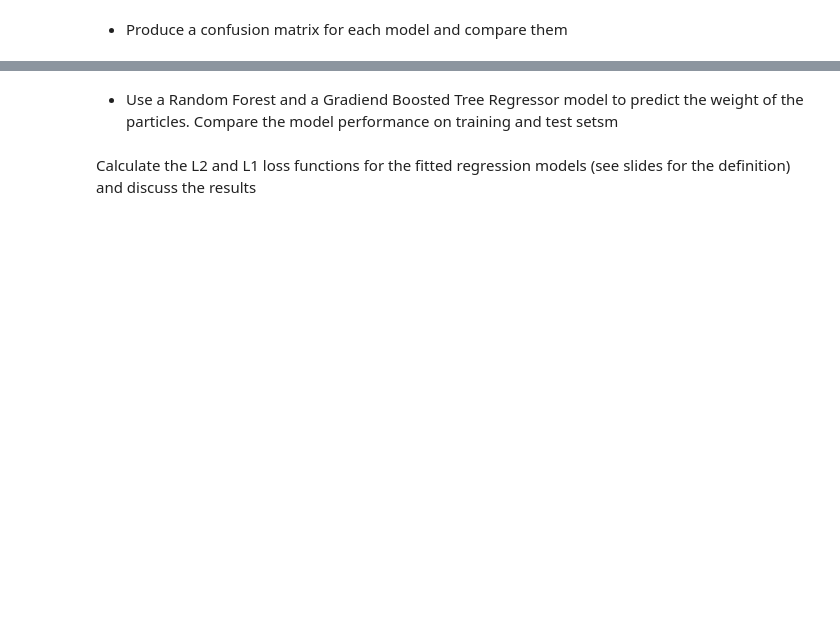
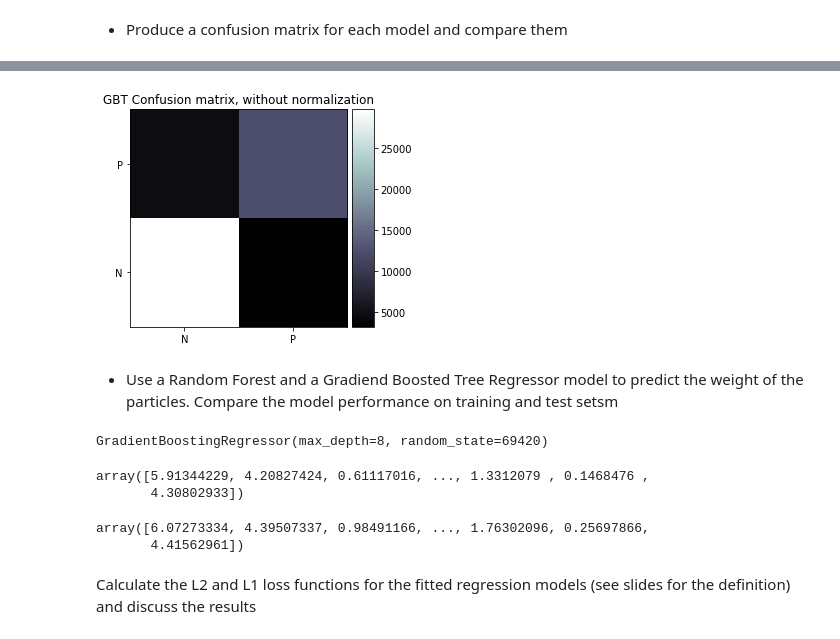
Before and after one commit to bflaggs/DSPS_BFlaggs, a Jupyter notebook: HW8/higgsbosonSearch.ipynb, the cells around one changed output, grey strips where cells are left out. Saved outputs shown, nothing was run; the diff lists cells and outputs as text; code cells hidden in the pictures; blank space fills up the shorter version.

```diff
--- a/HW8/higgsbosonSearch.ipynb
+++ b/HW8/higgsbosonSearch.ipynb
@@ -199,7 +211,7 @@ Parameters currently in use (RF):
 # %%
-gbt = GradientBoostingClassifier(random_state=69420, max_depth=3)
+gbt = GradientBoostingClassifier(random_state=69420, max_depth=8)
 print('Parameters currently in use (GBT):\n')
-print(gbt.get_params())
+pprint(gbt.get_params())
 # %% [output]
 Parameters currently in use (GBT):
 
@@ -259,3 +284,7 @@ def plot_confusion_matrix(y_true, y_pred,
+# %%
+plot_confusion_matrix(y_test,gbt.predict(X_test),title='GBT')
+# %% [output]
+[figure, added]
 # %% [markdown]
 
 - Use a Random Forest and a Gradiend Boosted Tree Regressor model to predict the weight of the particles. Compare the model performance on training and test setsm
@@ -264,9 +293,21 @@ traindata_weights, testdata_weights, train_weights, test_weights = ...
 # %%
-from sklearn.ensemble import RandomForestRegressor
-rfR = RandomForestRegressor(n_estimators=100, max_depth=3,
+rfR = RandomForestRegressor(n_estimators=100, max_depth=8,
                                   random_state=0)
-rfR.fit(...)
-gbtR = ...
-gbtR.fit(...)
+rfR.fit(traindata_weights, train_weights)
+gbtR = GradientBoostingRegressor(n_estimators=100, max_depth=8,
+                                  random_state=69420)
+gbtR.fit(traindata_weights, train_weights)
+# %% [output]
+GradientBoostingRegressor(max_depth=8, random_state=69420)
+# %%
+rfR.predict(testdata_weights)
+# %% [output]
+array([5.91344229, 4.20827424, 0.61117016, ..., 1.3312079 , 0.1468476 ,
+       4.30802933])
+# %%
+gbtR.predict(testdata_weights)
+# %% [output]
+array([6.07273334, 4.39507337, 0.98491166, ..., 1.76302096, 0.25697866,
+       4.41562961])
 # %% [markdown]
  Calculate the L2 and L1 loss functions for the fitted regression models (see slides for the definition) and discuss the results
```
Also changed, not shown: parts of 30 cells of this notebook.
